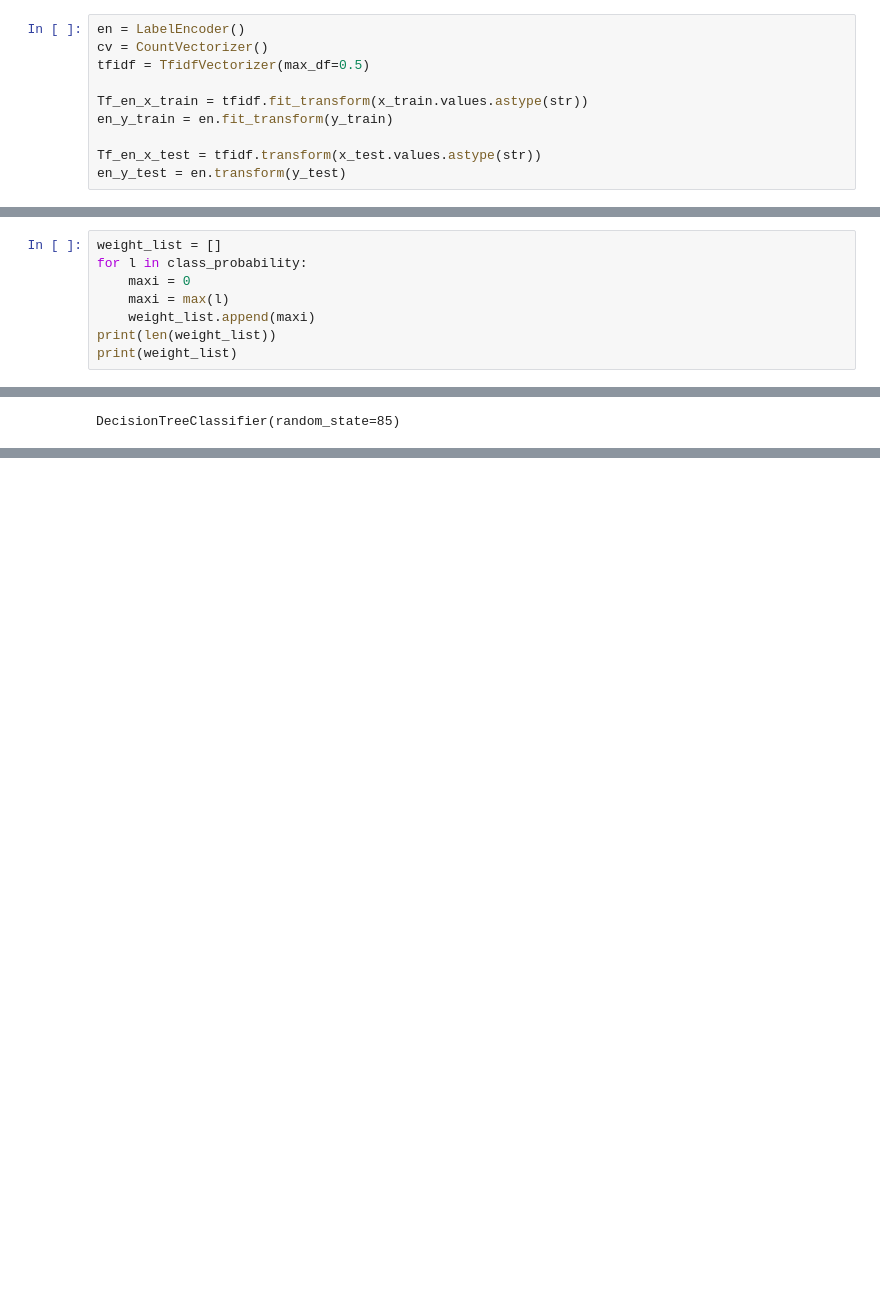
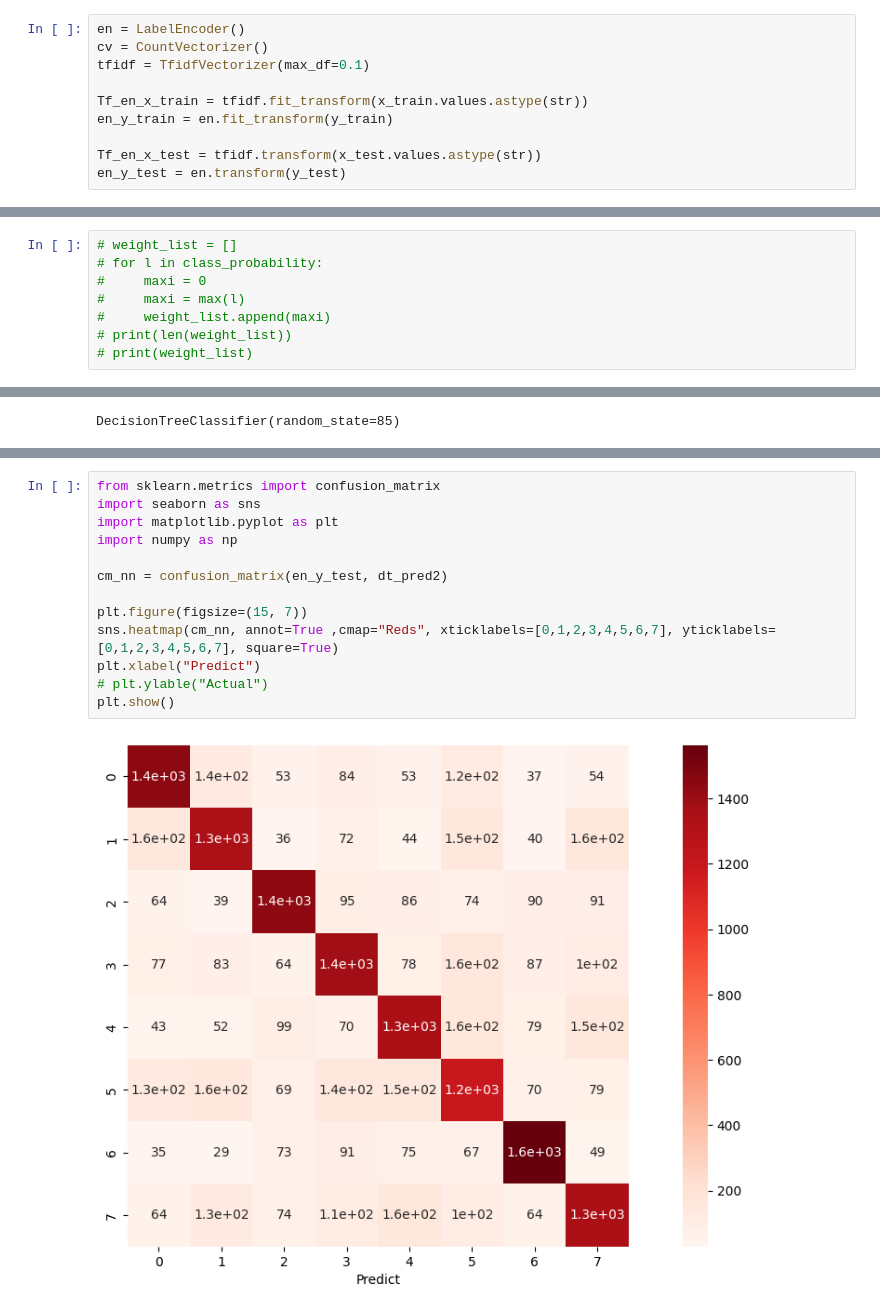
Before and after one commit to Duranta19/Bangla_News_Classification, a Jupyter notebook: Decision_Tree_model .ipynb, the cells around one changed output, grey strips where cells are left out. Saved outputs shown, nothing was run; the diff lists cells and outputs as text; blank space fills up the shorter version.

```diff
--- a/Decision_Tree_model .ipynb
+++ b/Decision_Tree_model .ipynb
@@ -107,7 +107,7 @@ Name: count, dtype: int64
 # %%
 en = LabelEncoder()
 cv = CountVectorizer()
-tfidf = TfidfVectorizer(max_df=0.5)
+tfidf = TfidfVectorizer(max_df=0.1)
 
 Tf_en_x_train = tfidf.fit_transform(x_train.values.astype(str))
 en_y_train = en.fit_transform(y_train)
@@ -209,8 +199,8 @@ print(class_probability)
 # %%
-weight_list = []
-for l in class_probability:
-    maxi = 0
-    maxi = max(l)
-    weight_list.append(maxi)
-print(len(weight_list))
-print(weight_list)
+# weight_list = []
+# for l in class_probability:
+#     maxi = 0
+#     maxi = max(l)
+#     weight_list.append(maxi)
+# print(len(weight_list))
+# print(weight_list)
@@ -307,0 +295,15 @@ weighted avg       0.68      0.68      0.68     16000
+# %%
+from sklearn.metrics import confusion_matrix
+import seaborn as sns
+import matplotlib.pyplot as plt
+import numpy as np
+
+cm_nn = confusion_matrix(en_y_test, dt_pred2)
+
+plt.figure(figsize=(15, 7))
+sns.heatmap(cm_nn, annot=True ,cmap="Reds", xticklabels=[0,1,2,3,4,5,6,7], yticklabels= [0,1,2,3,4,5,6,7], square=True)
+plt.xlabel("Predict")
+# plt.ylable("Actual")
+plt.show()
+# %% [output]
+[figure, added]
```
Also changed, not shown: parts of 15 cells of this notebook, 6 other files.
